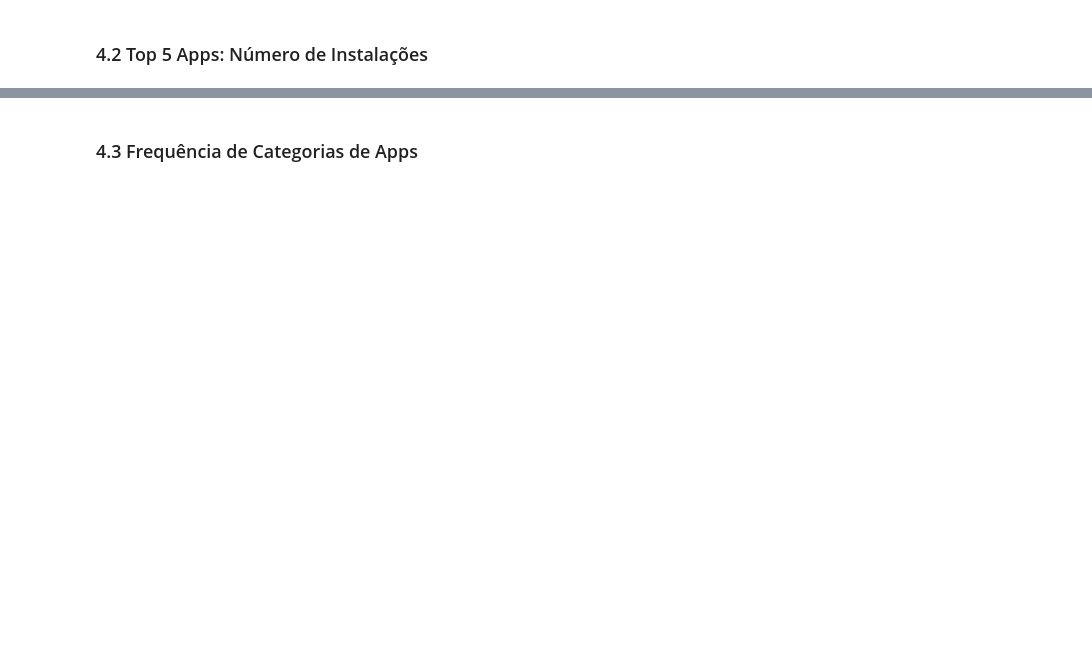
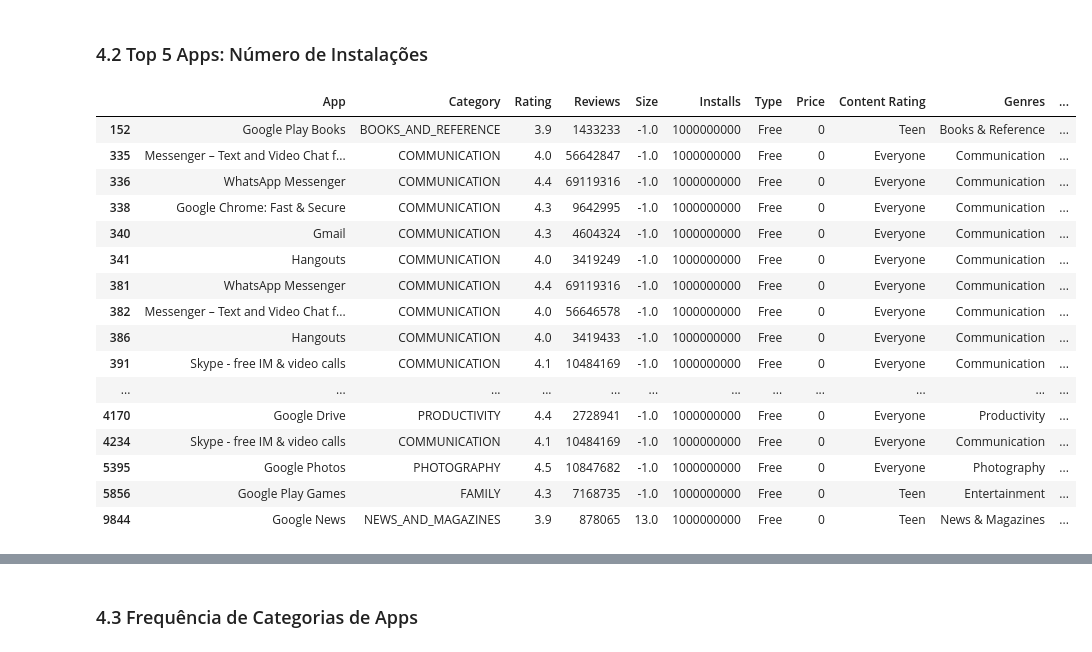
Before and after one commit to jqln-vc/compass-academy, a Jupyter notebook: sprint3/desafio/desafio_analise_dados.ipynb, the cells around one changed output, grey strips where cells are left out. Saved outputs shown, nothing was run; the diff lists cells and outputs as text; code cells hidden in the pictures; blank space fills up the shorter version.

```diff
--- a/sprint3/desafio/desafio_analise_dados.ipynb
+++ b/sprint3/desafio/desafio_analise_dados.ipynb
@@ -75,0 +512,20 @@ atributos
+# %%
+df[df['Installs'] == 1000000000]
+# %% [output]
+|  | App | Category | Rating | Reviews | Size | Installs | Type | Price | Content Rating | Genres | ... |
+| 152 | Google Play Books | BOOKS_AND_REFERENCE | 3.9 | 1433233 | -1.0 | 1000000000 | Free | 0 | Teen | Books & Reference | ... |
+| 335 | Messenger – Text and Video Chat f... | COMMUNICATION | 4.0 | 56642847 | -1.0 | 1000000000 | Free | 0 | Everyone | Communication | ... |
+| 336 | WhatsApp Messenger | COMMUNICATION | 4.4 | 69119316 | -1.0 | 1000000000 | Free | 0 | Everyone | Communication | ... |
+| 338 | Google Chrome: Fast & Secure | COMMUNICATION | 4.3 | 9642995 | -1.0 | 1000000000 | Free | 0 | Everyone | Communication | ... |
+| 340 | Gmail | COMMUNICATION | 4.3 | 4604324 | -1.0 | 1000000000 | Free | 0 | Everyone | Communication | ... |
+| 341 | Hangouts | COMMUNICATION | 4.0 | 3419249 | -1.0 | 1000000000 | Free | 0 | Everyone | Communication | ... |
+| 381 | WhatsApp Messenger | COMMUNICATION | 4.4 | 69119316 | -1.0 | 1000000000 | Free | 0 | Everyone | Communication | ... |
+| 382 | Messenger – Text and Video Chat f... | COMMUNICATION | 4.0 | 56646578 | -1.0 | 1000000000 | Free | 0 | Everyone | Communication | ... |
+| 386 | Hangouts | COMMUNICATION | 4.0 | 3419433 | -1.0 | 1000000000 | Free | 0 | Everyone | Communication | ... |
+| 391 | Skype - free IM & video calls | COMMUNICATION | 4.1 | 10484169 | -1.0 | 1000000000 | Free | 0 | Everyone | Communication | ... |
+| ... | ... | ... | ... | ... | ... | ... | ... | ... | ... | ... | ... |
+| 4170 | Google Drive | PRODUCTIVITY | 4.4 | 2728941 | -1.0 | 1000000000 | Free | 0 | Everyone | Productivity | ... |
+| 4234 | Skype - free IM & video calls | COMMUNICATION | 4.1 | 10484169 | -1.0 | 1000000000 | Free | 0 | Everyone | Communication | ... |
+| 5395 | Google Photos | PHOTOGRAPHY | 4.5 | 10847682 | -1.0 | 1000000000 | Free | 0 | Everyone | Photography | ... |
+| 5856 | Google Play Games | FAMILY | 4.3 | 7168735 | -1.0 | 1000000000 | Free | 0 | Teen | Entertainment | ... |
+| 9844 | Google News | NEWS_AND_MAGAZINES | 3.9 | 878065 | 13.0 | 1000000000 | Free | 0 | Teen | News & Magazines | ... |
```
Also changed, not shown: parts of 84 cells of this notebook, 6 other files.
